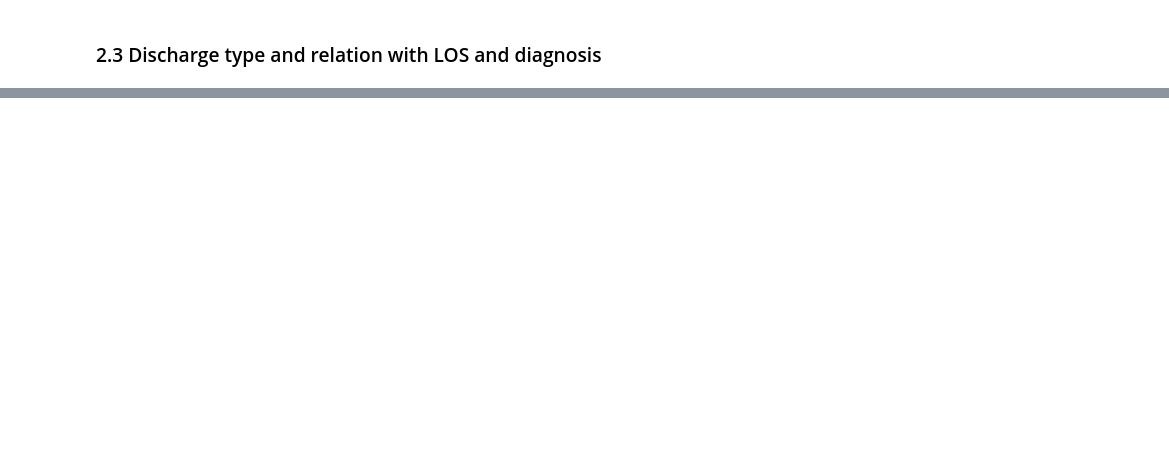
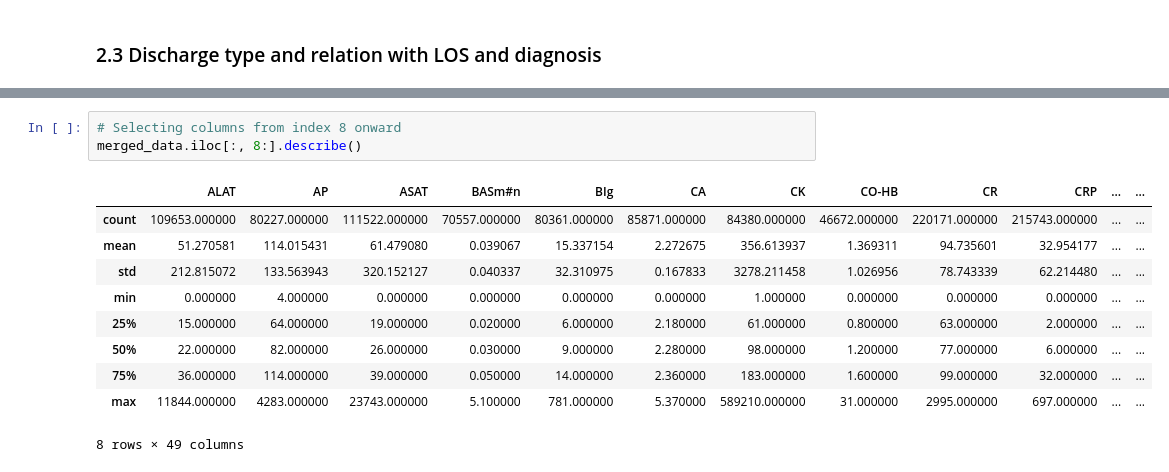
Before and after one commit to Yokopa/hospital-stay-discharge-prediction, a Jupyter notebook: code/4_eda_merged_data.ipynb, the cells around one changed output, grey strips where cells are left out. Saved outputs shown, nothing was run; the diff lists cells and outputs as text; blank space fills up the shorter version.

```diff
--- a/code/4_eda_merged_data.ipynb
+++ b/code/4_eda_merged_data.ipynb
@@ -328,0 +319,14 @@ plt.show()
+# %%
+# Selecting columns from index 8 onward
+merged_data.iloc[:, 8:].describe()
+# %% [output]
+|  | ALAT | AP | ASAT | BASm#n | BIg | CA | CK | CO-HB | CR | CRP | ... | ... |
+| count | 109653.000000 | 80227.000000 | 111522.000000 | 70557.000000 | 80361.000000 | 85871.000000 | 84380.000000 | 46672.000000 | 220171.000000 | 215743.000000 | ... | ... |
+| mean | 51.270581 | 114.015431 | 61.479080 | 0.039067 | 15.337154 | 2.272675 | 356.613937 | 1.369311 | 94.735601 | 32.954177 | ... | ... |
+| std | 212.815072 | 133.563943 | 320.152127 | 0.040337 | 32.310975 | 0.167833 | 3278.211458 | 1.026956 | 78.743339 | 62.214480 | ... | ... |
+| min | 0.000000 | 4.000000 | 0.000000 | 0.000000 | 0.000000 | 0.000000 | 1.000000 | 0.000000 | 0.000000 | 0.000000 | ... | ... |
+| 25% | 15.000000 | 64.000000 | 19.000000 | 0.020000 | 6.000000 | 2.180000 | 61.000000 | 0.800000 | 63.000000 | 2.000000 | ... | ... |
+| 50% | 22.000000 | 82.000000 | 26.000000 | 0.030000 | 9.000000 | 2.280000 | 98.000000 | 1.200000 | 77.000000 | 6.000000 | ... | ... |
+| 75% | 36.000000 | 114.000000 | 39.000000 | 0.050000 | 14.000000 | 2.360000 | 183.000000 | 1.600000 | 99.000000 | 32.000000 | ... | ... |
+| max | 11844.000000 | 4283.000000 | 23743.000000 | 5.100000 | 781.000000 | 5.370000 | 589210.000000 | 31.000000 | 2995.000000 | 697.000000 | ... | ... |
+8 rows × 49 columns
```
Also changed, not shown: parts of 23 cells of this notebook.
